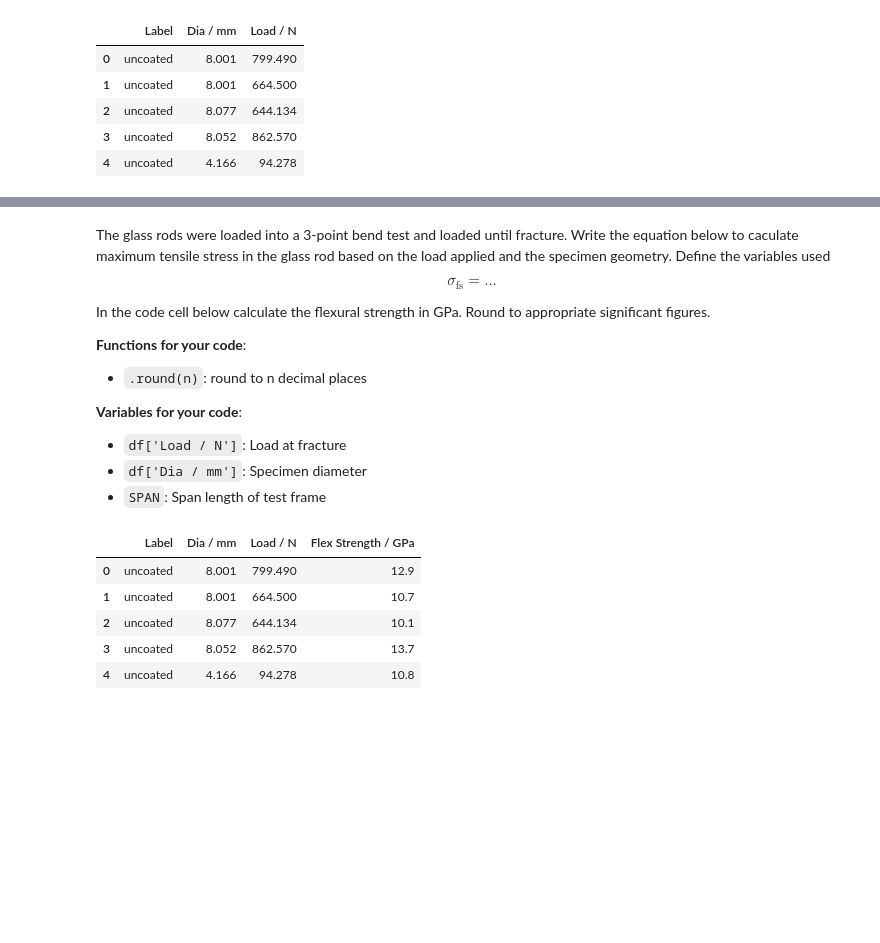
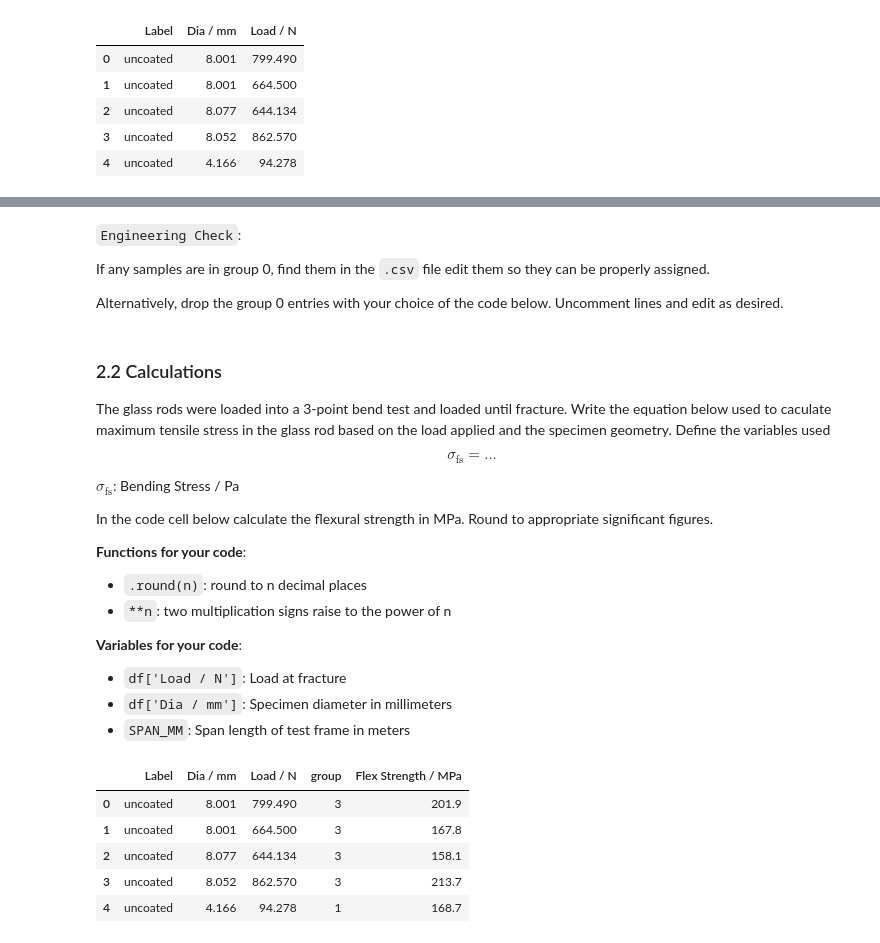
Before and after one commit to mseMSU/Notebooks-pub, a Jupyter notebook: notebooks/MSE/250/Lab_9_Report.ipynb, the cells around one changed output, grey strips where cells are left out. Cells and saved outputs as stored; diff of their text form; code cells hidden in the pictures; blank space fills up the shorter version.

```diff
--- a/notebooks/MSE/250/Lab_9_Report.ipynb
+++ b/notebooks/MSE/250/Lab_9_Report.ipynb
@@ -9 +16,9 @@ Recommended reading: Calister, *Materials Science and Engineering: An Introducti
+# %%
+# import necessary libraries
+import pandas as pd
+import numpy as np
+import matplotlib.pyplot as plt
+
+# define the span used to collect the data in meters
+SPAN_MM = 50.8 # millimeters
 # %% [markdown]
@@ -18,10 +32,9 @@ import matplotlib.pyplot as plt
 # %%
 #import the data from the csv. Ignore the first column
-df = pd.read_csv('GlassFractureDataCleaned.csv', skiprows=1, usecols=[1,2,4],
+df = pd.read_csv('GlassFractureDataCleaned.csv',
+                 skiprows=1,
+                 usecols=[1,2,4],
                  names=["Label", "Dia / mm", "Load / N"])
-
-# define the span used to collect the data in meters
-SPAN = 50.8/1000
 
 # normalize all Labels to lowercase to make case-insensitive
 
@@ -60,0 +114,6 @@ for i in np.unique(df["group"]):
+# %% [markdown]
+`Engineering Check`:
+
+If any samples are in group 0, find them in the `.csv` file edit them so they can be properly assigned.
+
+Alternatively, drop the group 0 entries with your choice of the code below. Uncomment lines and edit as desired.
@@ -61,29 +126,33 @@ for i in np.unique(df["group"]):
 # %% [markdown]
-The glass rods were loaded into a 3-point bend test and loaded until fracture. Write the equation below to caculate maximum tensile stress in the glass rod based on the load applied and the specimen geometry. Define the variables used
+### 2.2 Calculations
+
+The glass rods were loaded into a 3-point bend test and loaded until fracture. Write the equation below used to caculate maximum tensile stress in the glass rod based on the load applied and the specimen geometry. Define the variables used
 
 $$\sigma_\mathrm{fs}=...$$
 
+$\sigma_\mathrm{fs}$: Bending Stress / Pa
 
-
-In the code cell below calculate the flexural strength in GPa. Round to appropriate significant figures.
+In the code cell below calculate the flexural strength in MPa. Round to appropriate significant figures.
 
 **Functions for your code**:
 
 - `.round(n)`: round to n decimal places
+- `**n`: two multiplication signs raise to the power of n
 
 **Variables for your code**:
 
 - `df['Load / N']`: Load at fracture
-- `df['Dia / mm']`: Specimen diameter
-- `SPAN`: Span length of test frame
+- `df['Dia / mm']`: Specimen diameter in millimeters
+- `SPAN_MM`: Span length of test frame in meters
 # %%
-df['Flex Strength / GPa'] = df['Load / N'] * SPAN / (np.pi * (df['Dia / mm']/1000/8)**3 )/(10**9)
-df['Flex Strength / GPa'] = df['Flex Strength / GPa'].round(1)
-df.head()
+df['Flex Strength / MPa'] = df['Load / N'] * SPAN_MM / (np.pi * (df['Dia / mm']/2)**3 )
+df['Flex Strength / MPa'] = df['Flex Strength / MPa'].round(1)
+
+df.head()   # display the first few lines of the dataframe after calculating flexural strength
 # %% [output]
-|  | Label | Dia / mm | Load / N | Flex Strength / GPa |
-| 0 | uncoated | 8.001 | 799.490 | 12.9 |
-| 1 | uncoated | 8.001 | 664.500 | 10.7 |
-| 2 | uncoated | 8.077 | 644.134 | 10.1 |
-| 3 | uncoated | 8.052 | 862.570 | 13.7 |
-| 4 | uncoated | 4.166 | 94.278 | 10.8 |
+|  | Label | Dia / mm | Load / N | group | Flex Strength / MPa |
+| 0 | uncoated | 8.001 | 799.490 | 3 | 201.9 |
+| 1 | uncoated | 8.001 | 664.500 | 3 | 167.8 |
+| 2 | uncoated | 8.077 | 644.134 | 3 | 158.1 |
+| 3 | uncoated | 8.052 | 862.570 | 3 | 213.7 |
+| 4 | uncoated | 4.166 | 94.278 | 1 | 168.7 |
```
Also changed, not shown: parts of 17 cells of this notebook, 1 other file.
